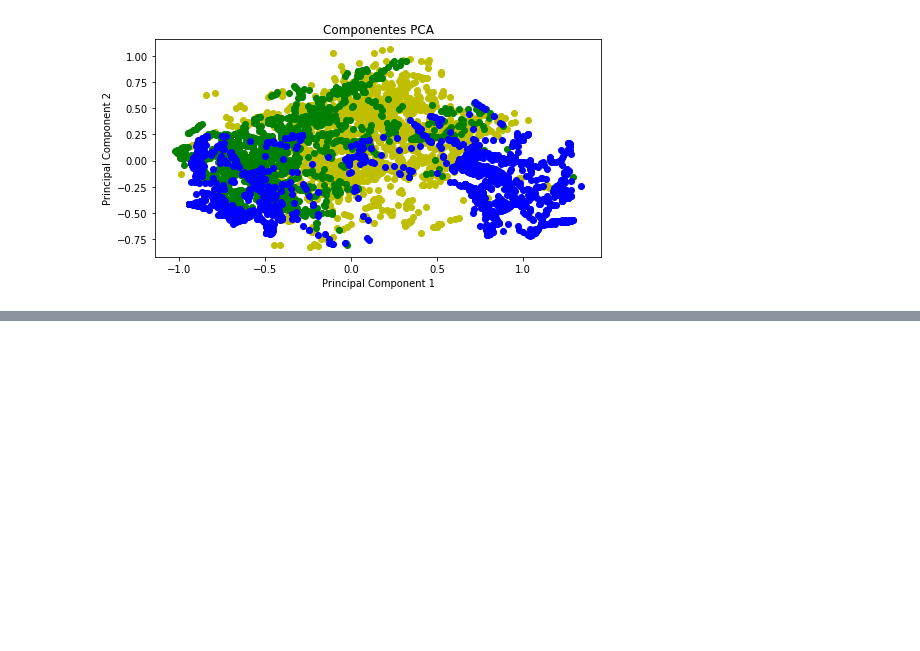
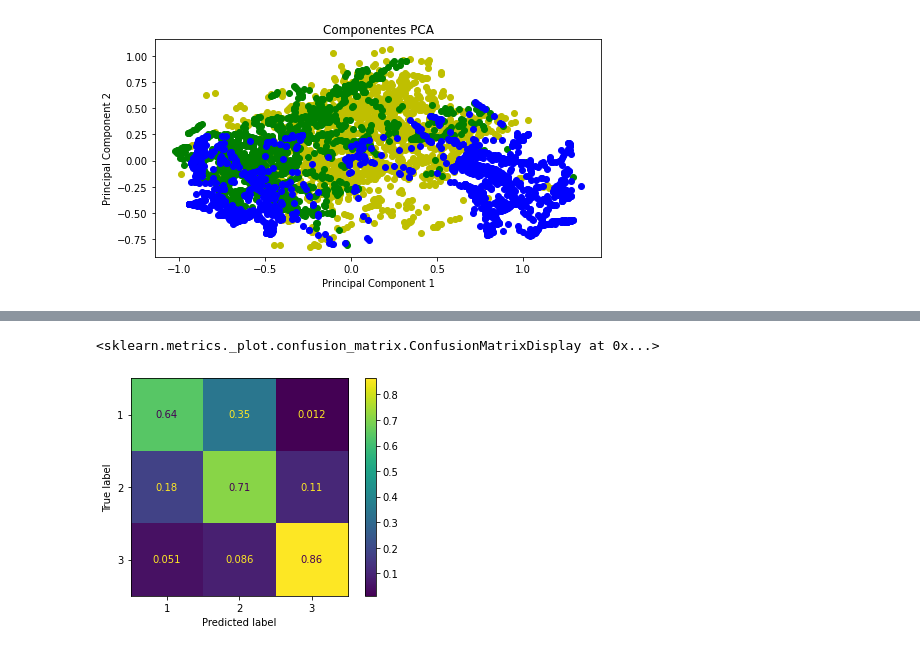
Before and after one commit to jufegare000/ml_CTG, a Jupyter notebook: Seleccion-Extraccion/3. PCA.ipynb, the cells around one changed output, grey strips where cells are left out. Saved outputs shown, nothing was run; the diff lists cells and outputs as text; code cells hidden in the pictures; blank space fills up the shorter version.

```diff
--- a/Seleccion-Extraccion/3. PCA.ipynb
+++ b/Seleccion-Extraccion/3. PCA.ipynb
@@ -68,0 +159,8 @@ plt.plot(pca.explained_variance_);
+# %%
+model = MLPClassifier(hidden_layer_sizes=(20,20, 20),activation = 'relu',max_iter=500)
+# %%
+model.fit(X_train_pca, y_train)
+plot_confusion_matrix(model,X=X_test_pca, y_true=y_test,normalize='true')
+# %% [output]
+<sklearn.metrics._plot.confusion_matrix.ConfusionMatrixDisplay at 0x...>
+[figure, added]
```
Also changed, not shown: parts of 14 cells of this notebook, 7 other files.
